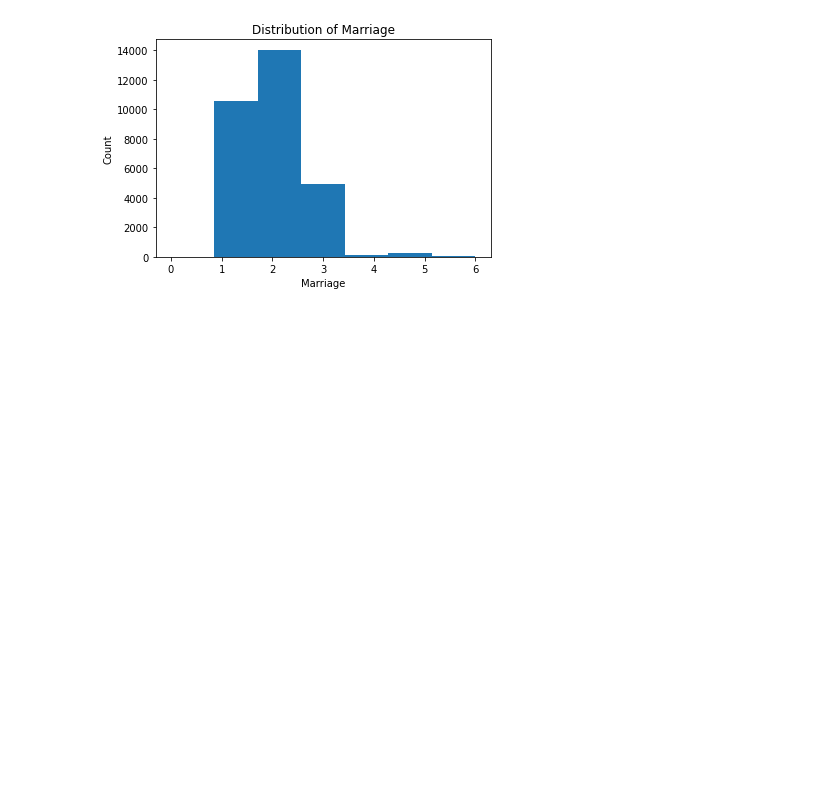
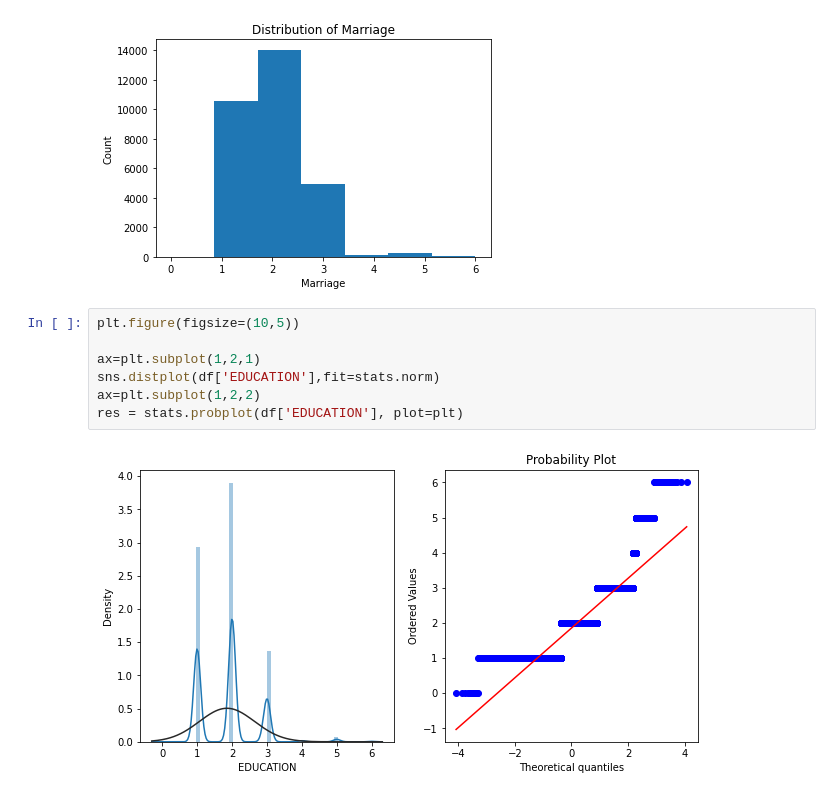
Before and after one commit to HeHeHuang/DataAnalytic, a Jupyter notebook: MayBank_DataScientist_Assessment.ipynb, the cells around one changed output. Cells and saved outputs as stored; diff of their text form; blank space fills up the shorter version.

```diff
--- a/MayBank_DataScientist_Assessment.ipynb
+++ b/MayBank_DataScientist_Assessment.ipynb
@@ -133,3 +144,12 @@ plt.ylabel('Count')
 plt.show()
 # %% [output]
 [figure]
+# %%
+plt.figure(figsize=(10,5))
+
+ax=plt.subplot(1,2,1)
+sns.distplot(df['EDUCATION'],fit=stats.norm)
+ax=plt.subplot(1,2,2)
+res = stats.probplot(df['EDUCATION'], plot=plt)
+# %% [output]
+[figure, added]
```
Also changed, not shown: parts of 6 cells of this notebook.
